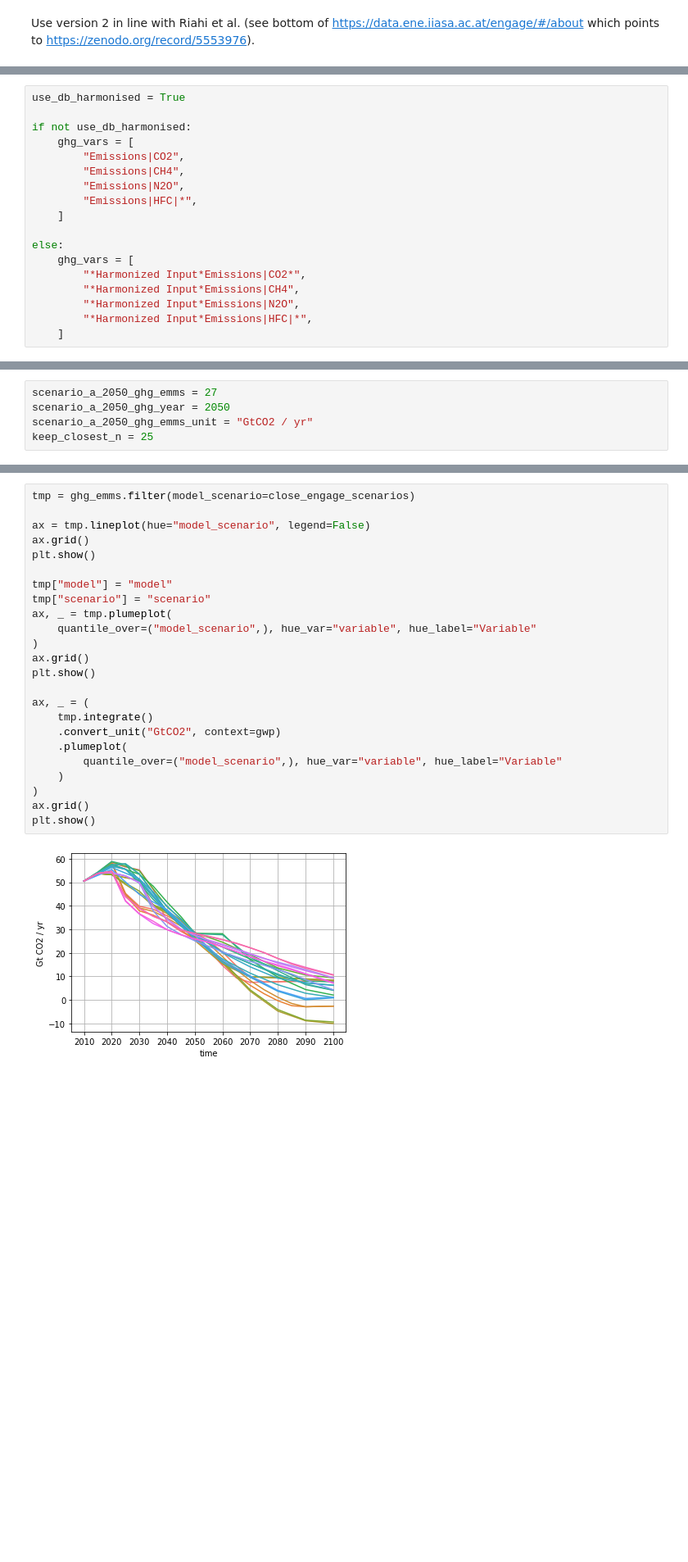
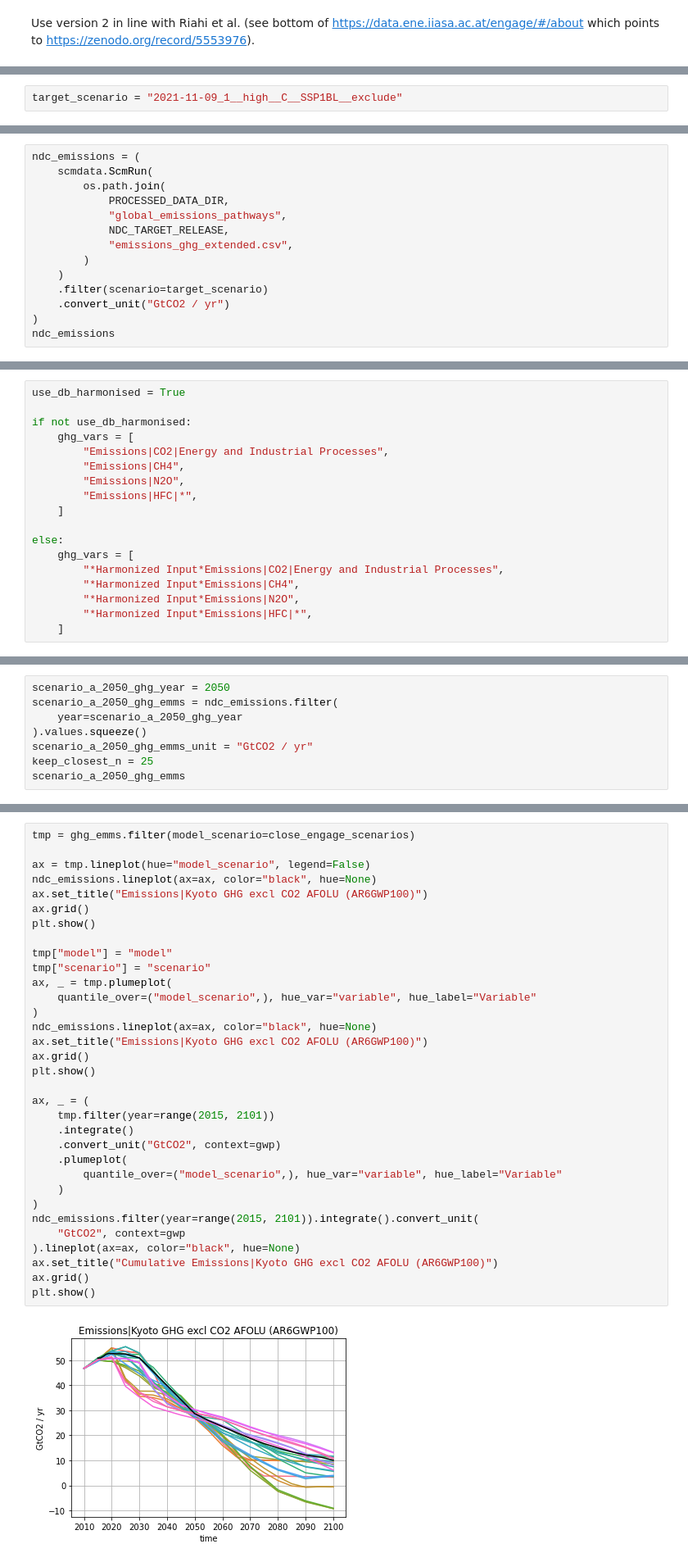
Before and after one commit to climate-resource/ndc-realisations-2021, a Jupyter notebook: notebooks/postprocessing/620_download-process-engage.ipynb, the cells around one changed output, grey strips where cells are left out. Shown at 82% size. Drawn from its saved outputs; the diff is of its cells as text; blank space fills up the shorter version.

Commit message:
Generate engage comparision figures

```diff
--- a/notebooks/postprocessing/620_download-process-engage.ipynb
+++ b/notebooks/postprocessing/620_download-process-engage.ipynb
@@ -100,0 +110,2 @@ Meta:
+# %%
+target_scenario = "2021-11-09_1__high__C__SSP1BL__exclude"
@@ -100,0 +114,14 @@ Meta:
+# %%
+ndc_emissions = (
+    scmdata.ScmRun(
+        os.path.join(
+            PROCESSED_DATA_DIR,
+            "global_emissions_pathways",
+            NDC_TARGET_RELEASE,
+            "emissions_ghg_extended.csv",
+        )
+    )
+    .filter(scenario=target_scenario)
+    .convert_unit("GtCO2 / yr")
+)
+ndc_emissions
@@ -103,7 +191,7 @@ use_db_harmonised = True
 
 if not use_db_harmonised:
     ghg_vars = [
-        "Emissions|CO2",
+        "Emissions|CO2|Energy and Industrial Processes",
         "Emissions|CH4",
         "Emissions|N2O",
         "Emissions|HFC|*",
@@ -111,7 +199,7 @@ if not use_db_harmonised:
 
 else:
     ghg_vars = [
-        "*Harmonized Input*Emissions|CO2*",
+        "*Harmonized Input*Emissions|CO2|Energy and Industrial Processes",
         "*Harmonized Input*Emissions|CH4",
         "*Harmonized Input*Emissions|N2O",
         "*Harmonized Input*Emissions|HFC|*",
@@ -180,7 +268,10 @@ ghg_emms.lineplot(style="model", legend=False)
 [interactive output not drawn]
 # %%
-scenario_a_2050_ghg_emms = 27
 scenario_a_2050_ghg_year = 2050
+scenario_a_2050_ghg_emms = ndc_emissions.filter(
+    year=scenario_a_2050_ghg_year
+).values.squeeze()
 scenario_a_2050_ghg_emms_unit = "GtCO2 / yr"
 keep_closest_n = 25
+scenario_a_2050_ghg_emms
 # %% [output]
@@ -229,26 +321,35 @@ ghg_emms.filter(year=range(2040, 2060 + 1), model_scenario=close_engage_scenario
 # %%
 tmp = ghg_emms.filter(model_scenario=close_engage_scenarios)
 
 ax = tmp.lineplot(hue="model_scenario", legend=False)
+ndc_emissions.lineplot(ax=ax, color="black", hue=None)
+ax.set_title("Emissions|Kyoto GHG excl CO2 AFOLU (AR6GWP100)")
 ax.grid()
 plt.show()
 
 tmp["model"] = "model"
 tmp["scenario"] = "scenario"
 ax, _ = tmp.plumeplot(
     quantile_over=("model_scenario",), hue_var="variable", hue_label="Variable"
 )
+ndc_emissions.lineplot(ax=ax, color="black", hue=None)
+ax.set_title("Emissions|Kyoto GHG excl CO2 AFOLU (AR6GWP100)")
 ax.grid()
 plt.show()
 
 ax, _ = (
-    tmp.integrate()
+    tmp.filter(year=range(2015, 2101))
+    .integrate()
     .convert_unit("GtCO2", context=gwp)
     .plumeplot(
         quantile_over=("model_scenario",), hue_var="variable", hue_label="Variable"
     )
 )
+ndc_emissions.filter(year=range(2015, 2101)).integrate().convert_unit(
+    "GtCO2", context=gwp
+).lineplot(ax=ax, color="black", hue=None)
+ax.set_title("Cumulative Emissions|Kyoto GHG excl CO2 AFOLU (AR6GWP100)")
 ax.grid()
 plt.show()
 # %% [output]
-[figure, old version]
+[figure, new version]
```
Also changed, not shown: parts of 15 cells of this notebook.
